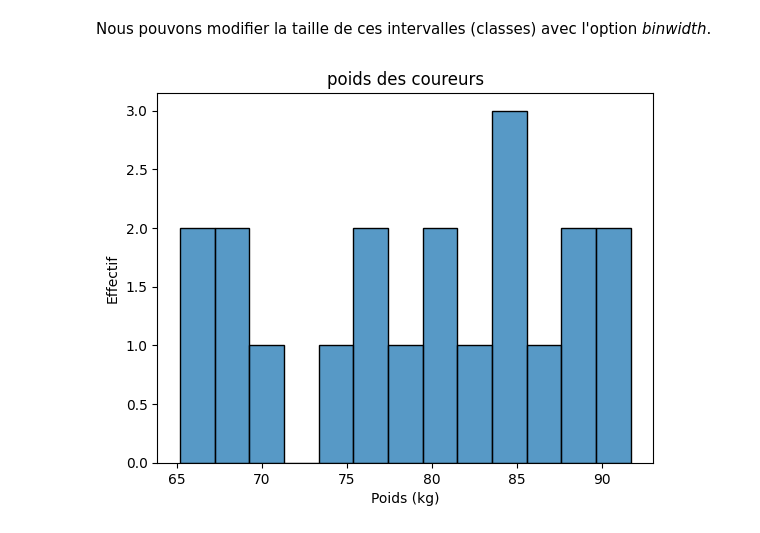
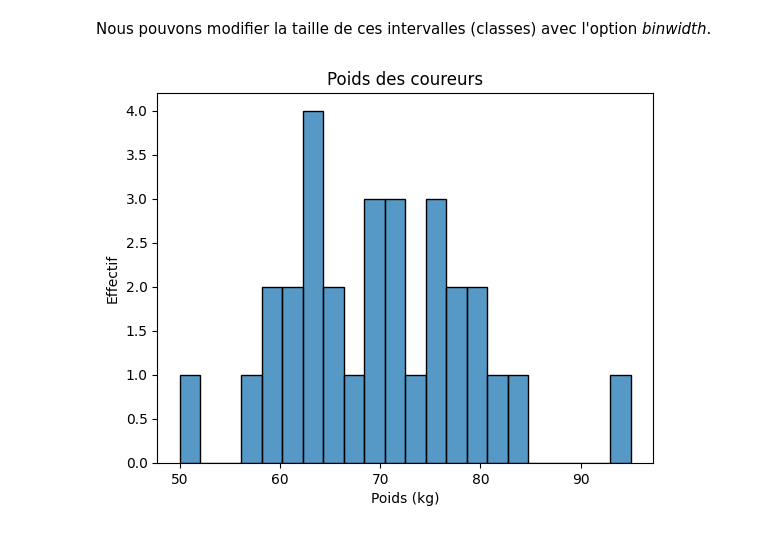
Before and after one commit to DanielLondonCheers/MC2300, a Jupyter notebook: test_stats.ipynb, the cells around one changed output. Cells and saved outputs as stored; diff of their text form; code cells hidden in the pictures.

```diff
--- a/test_stats.ipynb
+++ b/test_stats.ipynb
@@ -31,5 +31,5 @@ La première étape pour l'utiliser est de transformer le fichier de données en
 # %%
-runners = pd.read_csv('runner_data.csv')
+runners = pd.read_csv('donnees_coureurs.csv')
 # %%
 type(runners)
 # %% [output]
@@ -141,9 +144,9 @@ plt.ylabel('Effectif');
  Nous pouvons modifier la taille de ces intervalles (classes) avec l'option *binwidth*.
 # %%
 # intervalle de taille 2
-sb.histplot(x ="weight", data=runners,binwidth=2)
+sb.histplot(x ="poids", data=runners,binwidth=2)
 plt.title("Poids des coureurs")
 plt.xlabel('Poids (kg)')
 plt.ylabel('Effectif');
 # %% [output]
-[figure, old version]
+[figure, new version]
```
Also changed, not shown: parts of 65 cells of this notebook.
